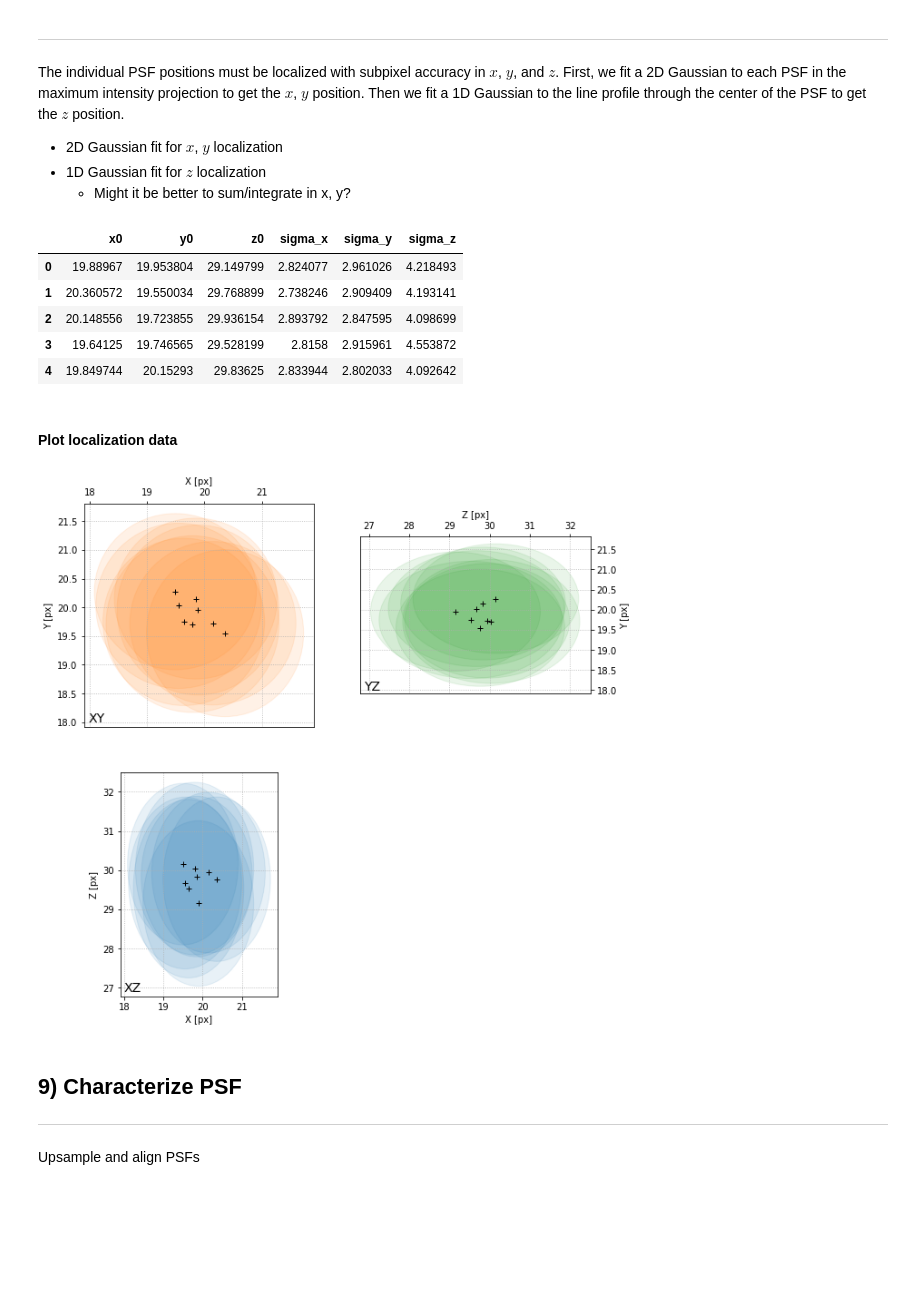
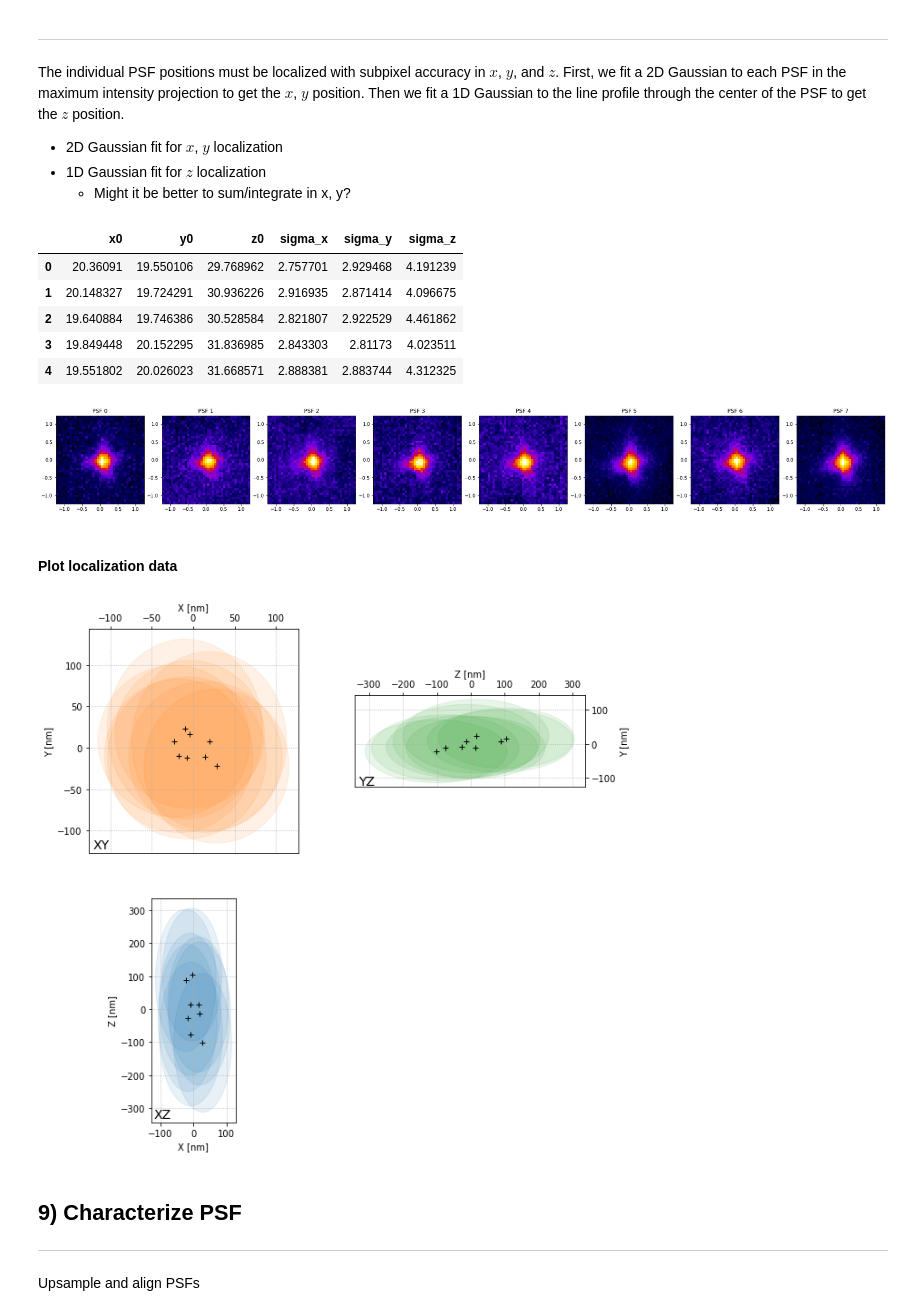
Before and after one commit to hoogenboom-group/PSF-Extractor, a Jupyter notebook: notebooks/walkthrough.ipynb, the cells around one changed output. Saved outputs shown, nothing was run; the diff lists cells and outputs as text; code cells hidden in the pictures; blank space fills up the shorter version.

Commit message:
updated functions and notebook according to most recent version of psf-extra.

```diff
--- a/notebooks/walkthrough.ipynb
+++ b/notebooks/walkthrough.ipynb
@@ -253,9 +253,9 @@ All of the filtered PSFs must be extracted before they can be aligned and averag
 #### Define subvolume and extract PSFs
 # %%
 # Extract PSFs
-psfs = psfe.extract_psfs(stack,
-                         features=features_overlap,
-                         shape=(wz, wy, wx))
+psfs, features_extracted = psfe.extract_psfs(stack,
+                          features=features_overlap,
+                          shape=(wz, wy, wx))
 # %% [markdown]
 #### Plot the maximum intensity projection of each extracted PSF
 # %%
@@ -274,13 +274,13 @@ Why isn't once enough? Because it takes 2 PSFs to generate a wild PCC value. One
 How many times is frequently? A bit arbitrary, but 3× the average number of occurences seems to work empirically.
 # %%
 # Set minimum PCC threshold
-pcc_min = 0.75
+pcc_min = 0.7
 
 # Detect outlier PCCs
 outliers_, pccs = psfe.detect_outlier_psfs(psfs, pcc_min=pcc_min, return_pccs=True)
 
 # Stupid index trick thingy
-df = features_overlap.reset_index()
+df = features_extracted.reset_index()
 outliers = df[df.index.isin(outliers_)]['index'].values
 # %% [markdown]
 #### Plot distribution of Pearson correlation coefficients
@@ -291,10 +291,10 @@ psfe.plot_pcc_distribution(pccs, pcc_min=pcc_min, bins=pccs.size//2)
 # %%
 # Update feature set
-features_pearson = features_overlap.loc[~features_overlap.index.isin(outliers)]
+features_pearson = features_extracted.loc[~features_extracted.index.isin(outliers)]
 
 # Output
 out = f"""\
-Initial features............ {len(features_overlap):.0f}
+Initial features............ {len(features_extracted):.0f}
 Outlier features............ {outliers.size:.0f}
 Remaining features.......... {len(features_pearson):.0f}
 Random sample of features...
@@ -323,24 +323,32 @@ The individual PSF positions must be localized with subpixel accuracy in $x$, $y
   * Might it be better to sum/integrate in x, y?
 # %%
 # Re-extract PSFs based on updated feature set
-psfs = psfe.extract_psfs(stack, features=features_pearson, shape=(wz, wy, wx))
+psfs, features_re_extracted = psfe.extract_psfs(stack, features=features_pearson, shape=(wz, wy, wx))
+
+# Plot PSF MIPs
+psfe.plot_psfs(psfs, psx, psy)
 
 # Localize PSFs
 locations = psfe.localize_psfs(psfs, integrate=False)
 locations.head()
 # %% [output]
 |  | x0 | y0 | z0 | sigma_x | sigma_y | sigma_z |
-| 0 | 19.88967 | 19.953804 | 29.149799 | 2.824077 | 2.961026 | 4.218493 |
-| 1 | 20.360572 | 19.550034 | 29.768899 | 2.738246 | 2.909409 | 4.193141 |
-| 2 | 20.148556 | 19.723855 | 29.936154 | 2.893792 | 2.847595 | 4.098699 |
-| 3 | 19.64125 | 19.746565 | 29.528199 | 2.8158 | 2.915961 | 4.553872 |
-| 4 | 19.849744 | 20.15293 | 29.83625 | 2.833944 | 2.802033 | 4.092642 |
+| 0 | 20.36091 | 19.550106 | 29.768962 | 2.757701 | 2.929468 | 4.191239 |
+| 1 | 20.148327 | 19.724291 | 30.936226 | 2.916935 | 2.871414 | 4.096675 |
+| 2 | 19.640884 | 19.746386 | 30.528584 | 2.821807 | 2.922529 | 4.461862 |
+| 3 | 19.849448 | 20.152295 | 31.836985 | 2.843303 | 2.81173 | 4.023511 |
+| 4 | 19.551802 | 20.026023 | 31.668571 | 2.888381 | 2.883744 | 4.312325 |
+[figure, added]
 # %% [markdown]
 #### Plot localization data
 # %%
-psfe.plot_psf_localizations(locations)
+# filter locations on their position in the PSF volume and their width (in X and Y):
+locations_loc_filt,features_loc_filt,psfs_loc_filt = psfe.filt_locations(locations,features_re_extracted,psfs)
+
+# plot remaining locations:
+psfe.plot_psf_localizations(locations_loc_filt,psx,psy,psz,shape=(wz, wy, wx))
 # %% [output]
-[figure, old version]
+[figure, new version]
 # %% [markdown]
 ## 9) Characterize PSF
 ---
```
Also changed, not shown: parts of 10 cells of this notebook, 2 other files.
